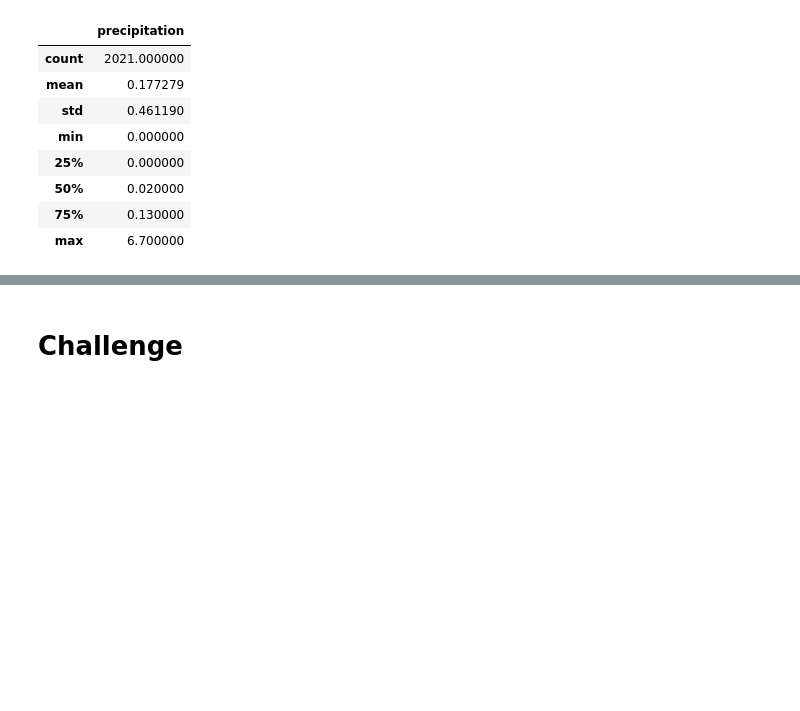
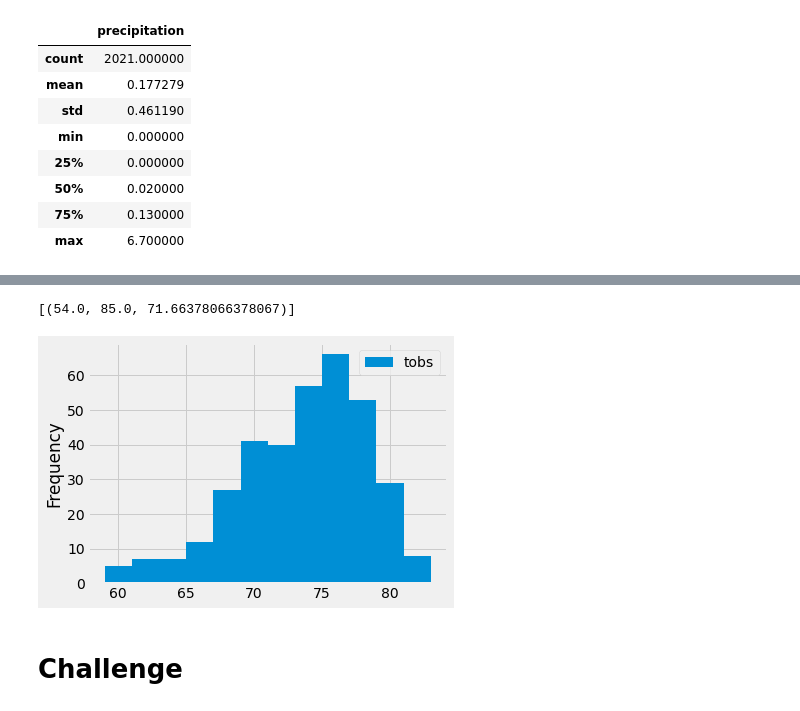
Before and after one commit to JRayHunt/surfs_up, a Jupyter notebook: climate_analysis.ipynb, the cells around one changed output, grey strips where cells are left out. Drawn from its saved outputs; the diff is of its cells as text; code cells hidden in the pictures; blank space fills up the shorter version.

Commit message:
Adding histogram

```diff
--- a/climate_analysis.ipynb
+++ b/climate_analysis.ipynb
@@ -91,3 +111,8 @@ df.describe()
 # %%
 # Using the station id from the previous query, calculate the lowest temperature recorded,
 # highest temperature recorded, and average temperature most active station?
+#   get the min,max,avg and also filter out everything except the station W data station ID 'USC00519281'
+session.query(func.min(Measurement.tobs), func.max(Measurement.tobs), func.avg(Measurement.tobs)).\
+filter(Measurement.station == 'USC00519281').all()
+# %% [output]
+[(54.0, 85.0, 71.66378066378067)]
@@ -97,3 +119,29 @@ df.describe()
+# %%
+# Choose the station with the highest number of temperature observations.
+# Query the last 12 months of temperature observation data for this station and plot the results as a histogram
+#    use a filter to to filter out everything except the station W data, station ID 'USC00519281'
+#    use a filter to specify only data from the previous year
+results = session.query(Measurement.tobs).\
+filter(Measurement.station == 'USC00519281').\
+filter(Measurement.date >= prev_year).all()
+# print(results)
+
+# Put the results into a dataframe for easy viewing
+#   the first parameter is our list 'results' and the second parameter is the second parameter is the columns
+#   we want to put our data in in the dataframe, here we are looking at 'temperature observations' or 'tobs'
+df = pd.DataFrame(results, columns=['tobs'])
+# print(df)
+
+# Create a histogram for viewing
+#   bins refers to each rectangular column in the histogram, here for 12 months
+df.plot.hist(bins=12)
+#   use plt.tight_layout() to compress the x-axis labels to fit instide the box
+plt.tight_layout()
+# Looking at this plot, we can infer that a vast majority of the observations were over 67 degrees.
+# If you count up the bins to the right of
+# 67 degrees, you will get about 325 days where it was over 67 degrees when the temperature was observed.
+# %% [output]
+[figure, added]
 # %%
 # Write a function called `calc_temps` that will accept start date and end date in the format '%Y-%m-%d'
 # and return the minimum, average, and maximum temperatures for that range of dates
```
Also changed, not shown: parts of 6 cells of this notebook.
